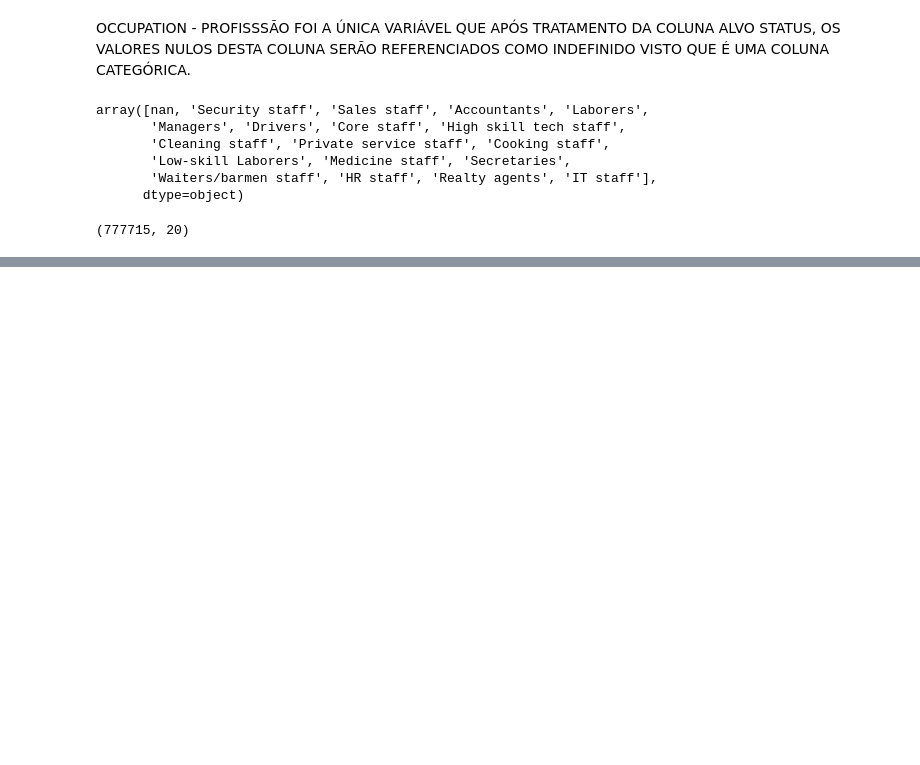
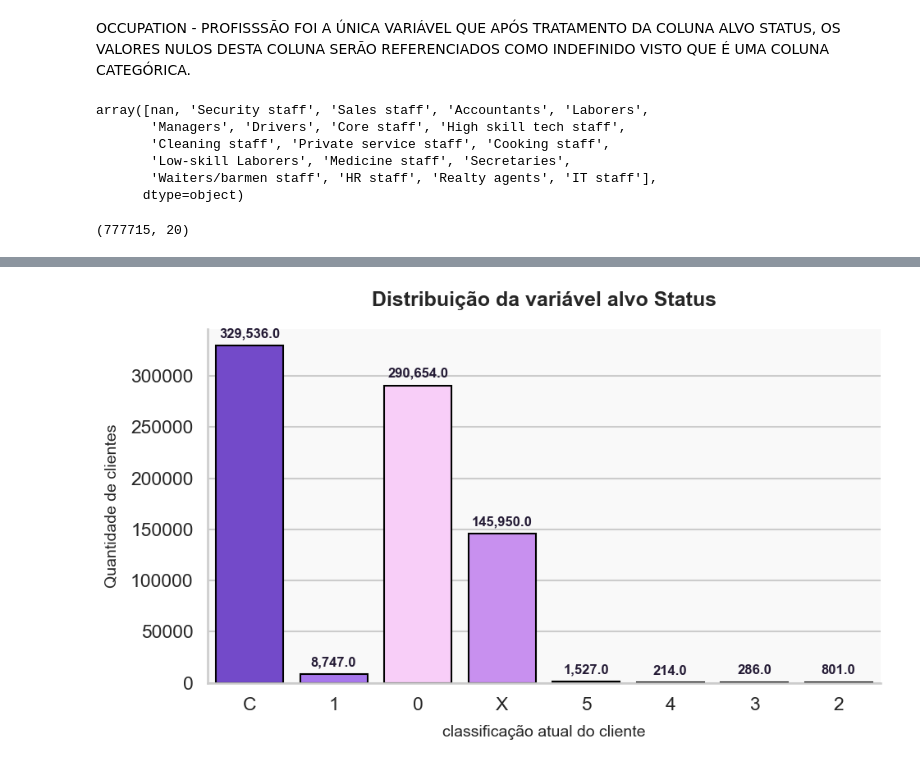
Before and after one commit to 1998-sys/Credit-Card-Approval, a Jupyter notebook: notebooks/credit_card_approval.ipynb, the cells around one changed output, grey strips where cells are left out. Saved outputs shown, nothing was run; the diff lists cells and outputs as text; code cells hidden in the pictures; blank space fills up the shorter version.

Commit message:
variável target analisys

```diff
--- a/notebooks/credit_card_approval.ipynb
+++ b/notebooks/credit_card_approval.ipynb
@@ -149,0 +164,30 @@ df_credit_card.shape
+# %%
+plt.figure(figsize=(10,6))
+
+sns.set_style('whitegrid')
+sns.set_context('talk')
+
+ax = sns.countplot(x='STATUS', data=df_credit_card, palette=paleta_cores, edgecolor='black')
+plt.title('Distribuição da variável alvo Status', fontsize=18, fontweight='bold', pad=20)
+plt.xlabel('classificação atual do cliente', fontsize=14, labelpad=10)
+plt.ylabel('Quantidade de clientes', fontsize=14, labelpad=10)
+
+# adicionando os valores acima das barras
+for p in ax.patches:
+    height = p.get_height()
+    ax.annotate(f'{height:,}',
+                (p.get_x() + p.get_width() / 2, height),
+                ha='center',
+                va='bottom',
+                fontsize=12, fontweight='bold',
+                color='#241b35', xytext=(0,5), textcoords='offset points')
+
+ax.set_facecolor('#f9f9f9')
+plt.gca().spines['top'].set_visible(False)
+plt.gca().spines['right'].set_visible(False)
+
+
+plt.tight_layout()
+plt.show()
+# %% [output]
+[figure, added]
```
Also changed, not shown: parts of 4 cells of this notebook.
